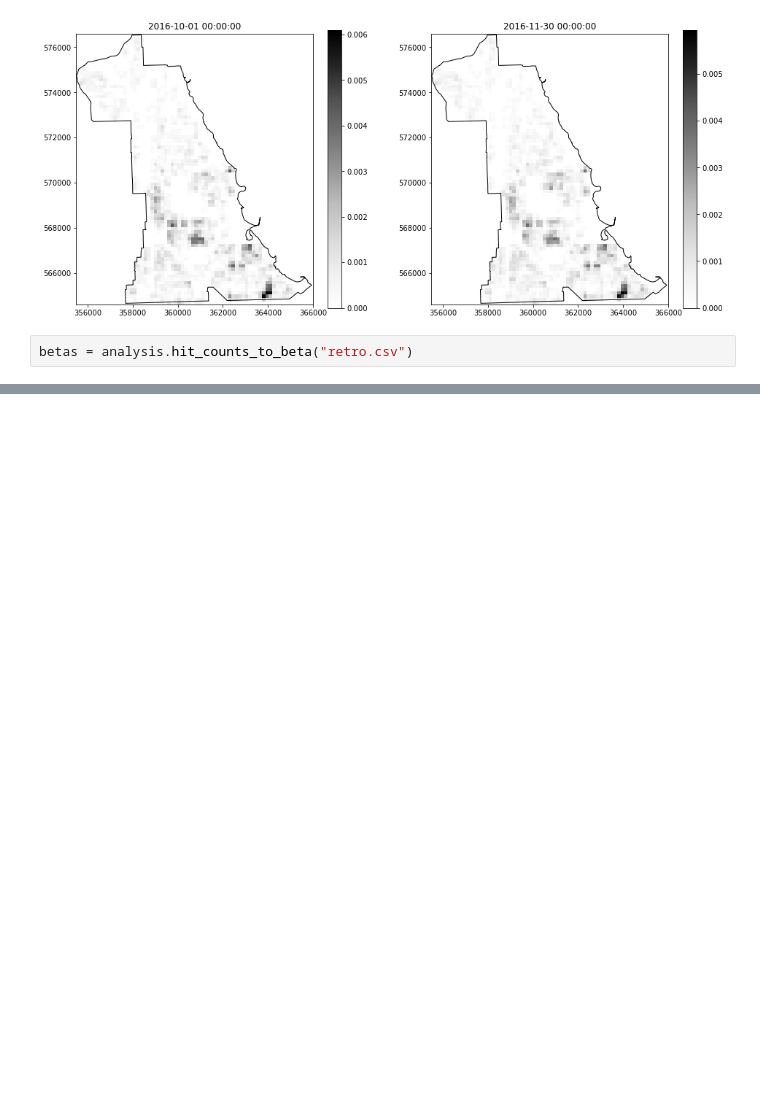
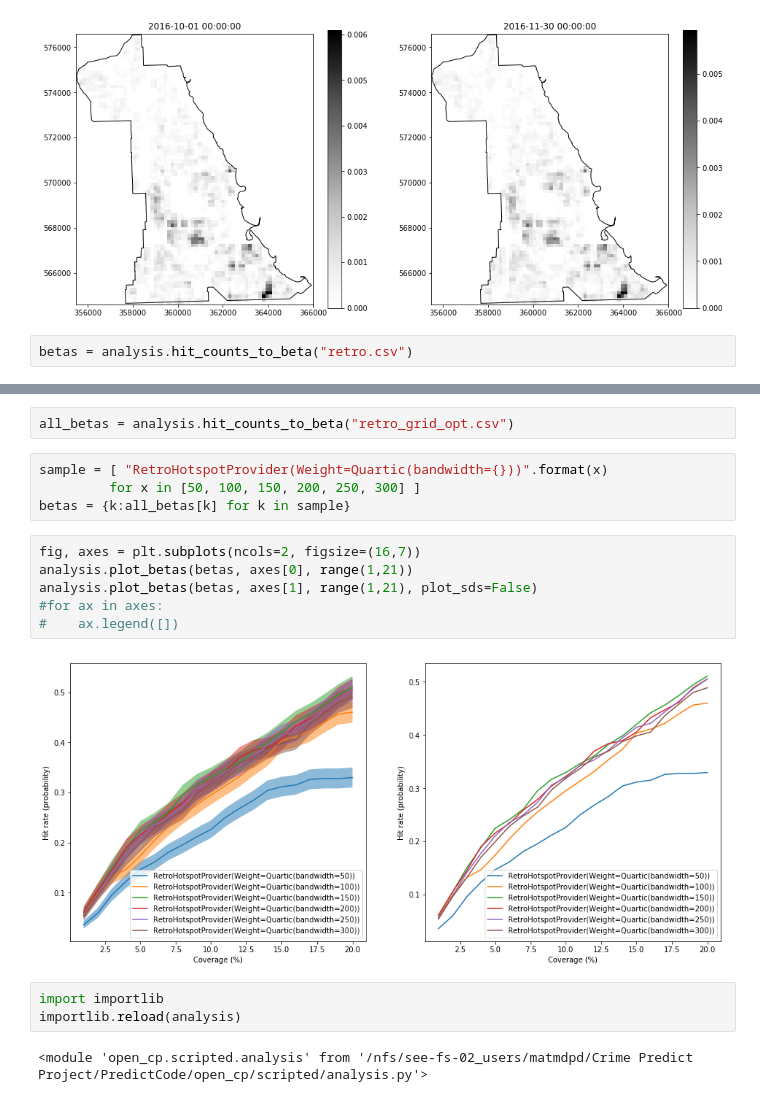
Before and after one commit to QuantCrimAtLeeds/PredictCode, a Jupyter notebook: examples/Scripts/Retro Hotspot.ipynb, the cells around one changed output, grey strips where cells are left out. Drawn from its saved outputs; the diff is of its cells as text; blank space fills up the shorter version.

```diff
--- a/examples/Scripts/Retro Hotspot.ipynb
+++ b/examples/Scripts/Retro Hotspot.ipynb
@@ -36,0 +71,19 @@ analysis.plot_betas(betas, ax, range(1,21))
+# %%
+all_betas = analysis.hit_counts_to_beta("retro_grid_opt.csv")
+# %%
+sample = [ "RetroHotspotProvider(Weight=Quartic(bandwidth={}))".format(x)
+         for x in [50, 100, 150, 200, 250, 300] ]
+betas = {k:all_betas[k] for k in sample}
+# %%
+fig, axes = plt.subplots(ncols=2, figsize=(16,7))
+analysis.plot_betas(betas, axes[0], range(1,21))
+analysis.plot_betas(betas, axes[1], range(1,21), plot_sds=False)
+#for ax in axes:
+#    ax.legend([])
+# %% [output]
+[figure, added]
+# %%
+import importlib
+importlib.reload(analysis)
+# %% [output]
+<module 'open_cp.scripted.analysis' from '/nfs/see-fs-02_users/matmdpd/Crime Predict Project/PredictCode/open_cp/scripted/analysis.py'>
```
Also changed, not shown: parts of 16 cells of this notebook, 26 other files.
